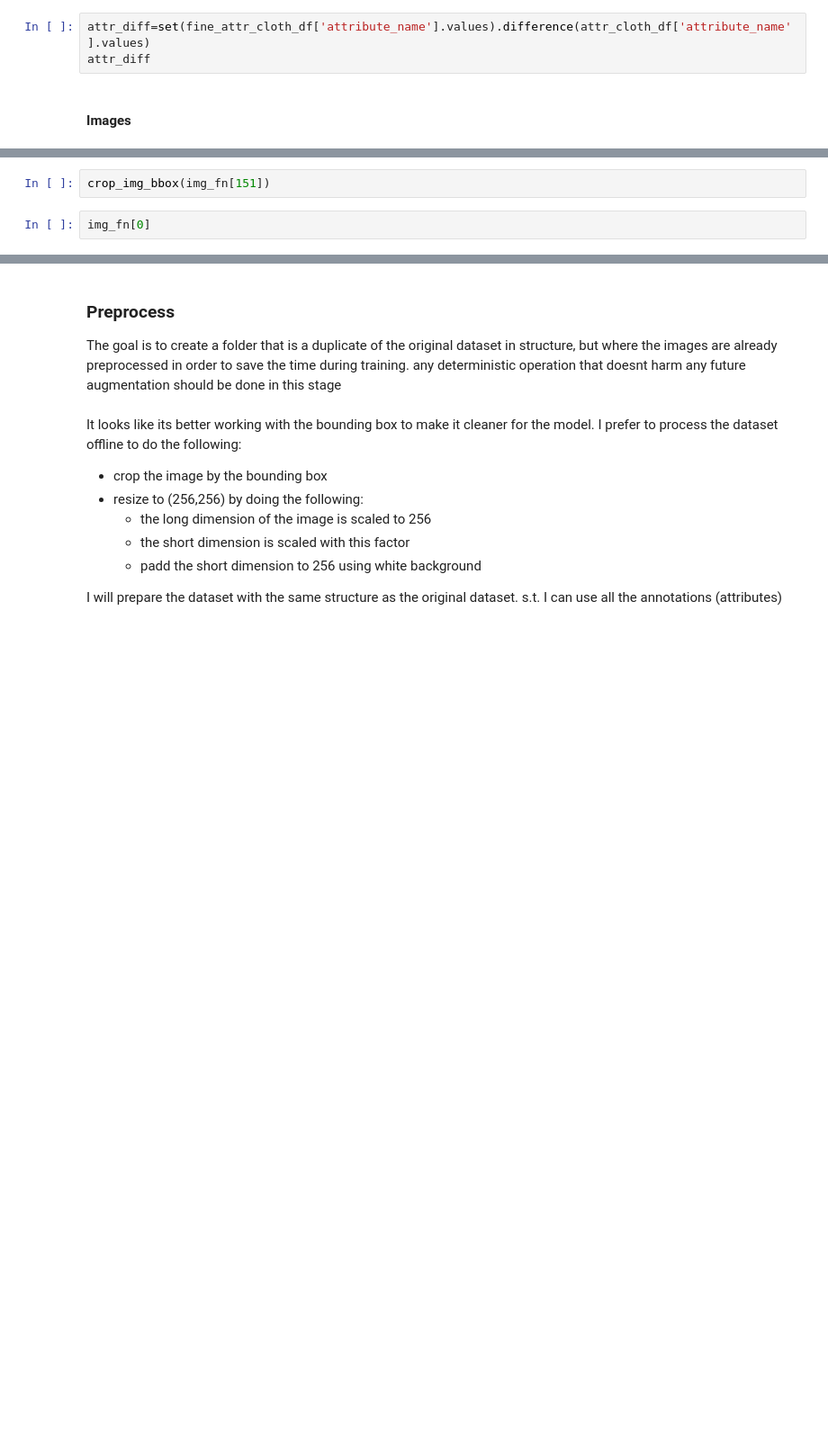
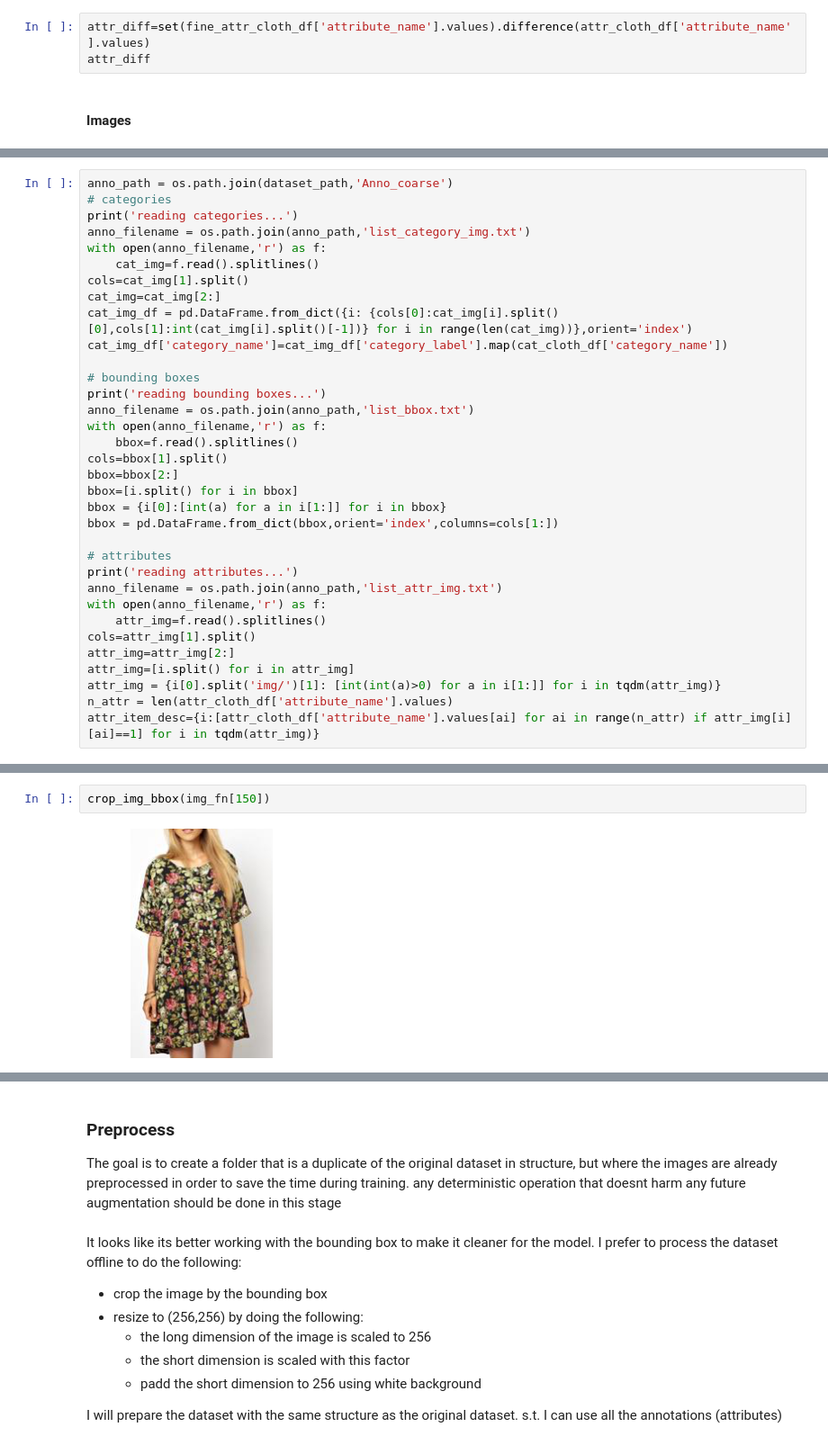
Before and after one commit to guyk1971/PyTorch-VAE, a Jupyter notebook: datasets/deep_fashion.ipynb, the cells around one changed output, grey strips where cells are left out. Shown at 90% size. Saved outputs shown, nothing was run; the diff lists cells and outputs as text; blank space fills up the shorter version.

```diff
--- a/datasets/deep_fashion.ipynb
+++ b/datasets/deep_fashion.ipynb
@@ -507,0 +610,34 @@ print(len(img_fn))
+# %%
+anno_path = os.path.join(dataset_path,'Anno_coarse')
+# categories
+print('reading categories...')
+anno_filename = os.path.join(anno_path,'list_category_img.txt')
+with open(anno_filename,'r') as f:
+    cat_img=f.read().splitlines()
+cols=cat_img[1].split()
+cat_img=cat_img[2:]
+cat_img_df = pd.DataFrame.from_dict({i: {cols[0]:cat_img[i].split()[0],cols[1]:int(cat_img[i].split()[-1])} for i in range(len(cat_img))},orient='index')
+cat_img_df['category_name']=cat_img_df['category_label'].map(cat_cloth_df['category_name'])
+
+# bounding boxes
+print('reading bounding boxes...')
+anno_filename = os.path.join(anno_path,'list_bbox.txt')
+with open(anno_filename,'r') as f:
+    bbox=f.read().splitlines()
+cols=bbox[1].split()
+bbox=bbox[2:]
+bbox=[i.split() for i in bbox]
+bbox = {i[0]:[int(a) for a in i[1:]] for i in bbox}
+bbox = pd.DataFrame.from_dict(bbox,orient='index',columns=cols[1:])
+
+# attributes
+print('reading attributes...')
+anno_filename = os.path.join(anno_path,'list_attr_img.txt')
+with open(anno_filename,'r') as f:
+    attr_img=f.read().splitlines()
+cols=attr_img[1].split()
+attr_img=attr_img[2:]
+attr_img=[i.split() for i in attr_img]
+attr_img = {i[0].split('img/')[1]: [int(int(a)>0) for a in i[1:]] for i in tqdm(attr_img)}
+n_attr = len(attr_cloth_df['attribute_name'].values)
+attr_item_desc={i:[attr_cloth_df['attribute_name'].values[ai] for ai in range(n_attr) if attr_img[i][ai]==1] for i in tqdm(attr_img)}
@@ -539,6 +694,6 @@ show_img_bbox(img_fn[151])
 # %%
-crop_img_bbox(img_fn[151])
+crop_img_bbox(img_fn[150])
+# %% [output]
+[figure, added]
-# %%
-img_fn[0]
 # %%
 img_fn[0].split('Img/')[0]+'Img/preprocessed_'+img_fn[0].split('Img/')[1]
```
Also changed, not shown: parts of 30 cells of this notebook, 2 other files.
